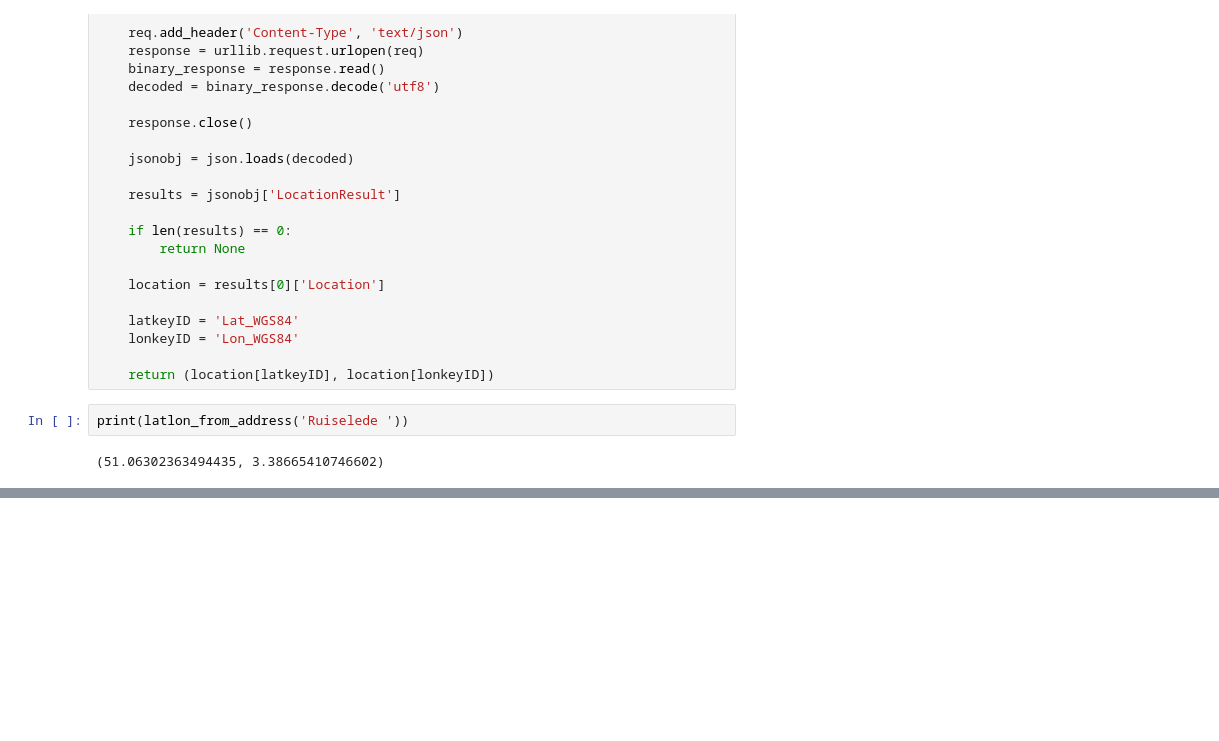
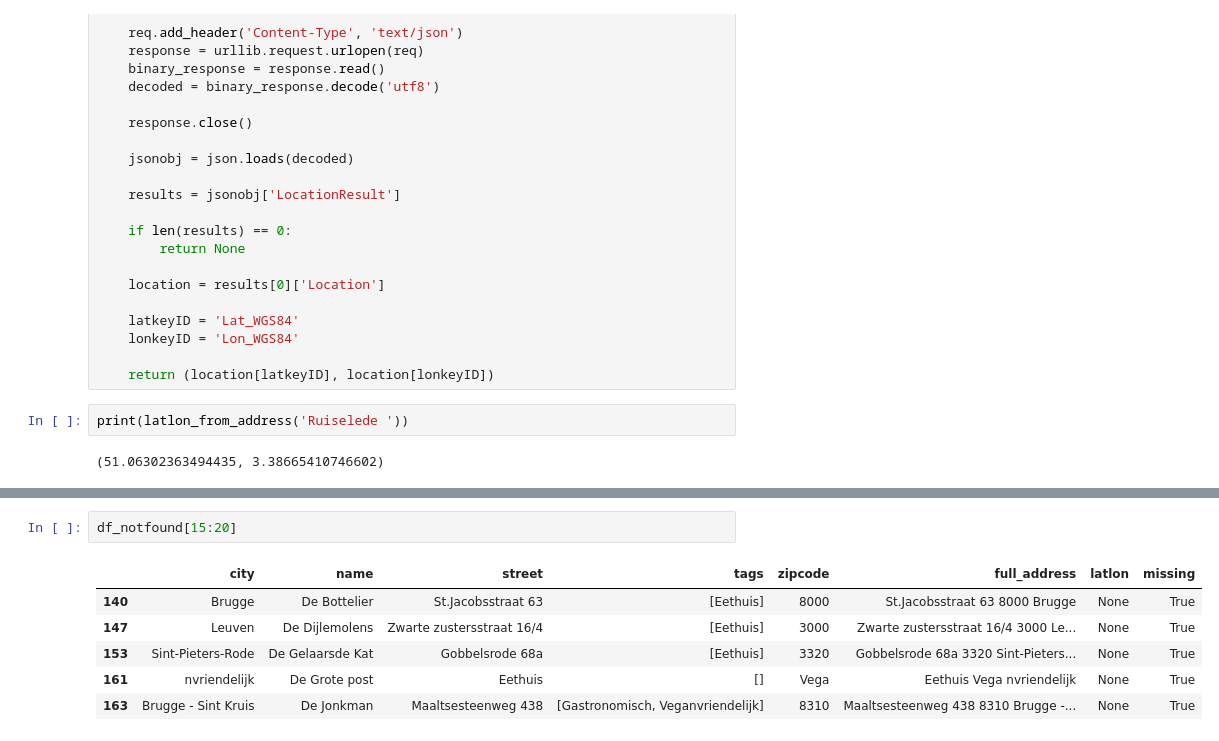
Before and after one commit to drdwitte/data4goodprojects, a Jupyter notebook: EVA/TryCrab.ipynb, the cells around one changed output, grey strips where cells are left out. Cells and saved outputs as stored; diff of their text form; blank space fills up the shorter version.

```diff
--- a/EVA/TryCrab.ipynb
+++ b/EVA/TryCrab.ipynb
@@ -51,0 +174,9 @@ print(latlon_from_address('Ruiselede '))
+# %%
+df_notfound[15:20]
+# %% [output]
+|  | city | name | street | tags | zipcode | full_address | latlon | missing |
+| 140 | Brugge | De Bottelier | St.Jacobsstraat 63 | [Eethuis] | 8000 | St.Jacobsstraat 63 8000 Brugge | None | True |
+| 147 | Leuven | De Dijlemolens | Zwarte zustersstraat 16/4 | [Eethuis] | 3000 | Zwarte zustersstraat 16/4 3000 Le... | None | True |
+| 153 | Sint-Pieters-Rode | De Gelaarsde Kat | Gobbelsrode 68a | [Eethuis] | 3320 | Gobbelsrode 68a 3320 Sint-Pieters... | None | True |
+| 161 | nvriendelijk | De Grote post | Eethuis | [] | Vega | Eethuis Vega nvriendelijk | None | True |
+| 163 | Brugge - Sint Kruis | De Jonkman | Maaltsesteenweg 438 | [Gastronomisch, Veganvriendelijk] | 8310 | Maaltsesteenweg 438 8310 Brugge -... | None | True |
```
Also changed, not shown: parts of 23 cells of this notebook.
